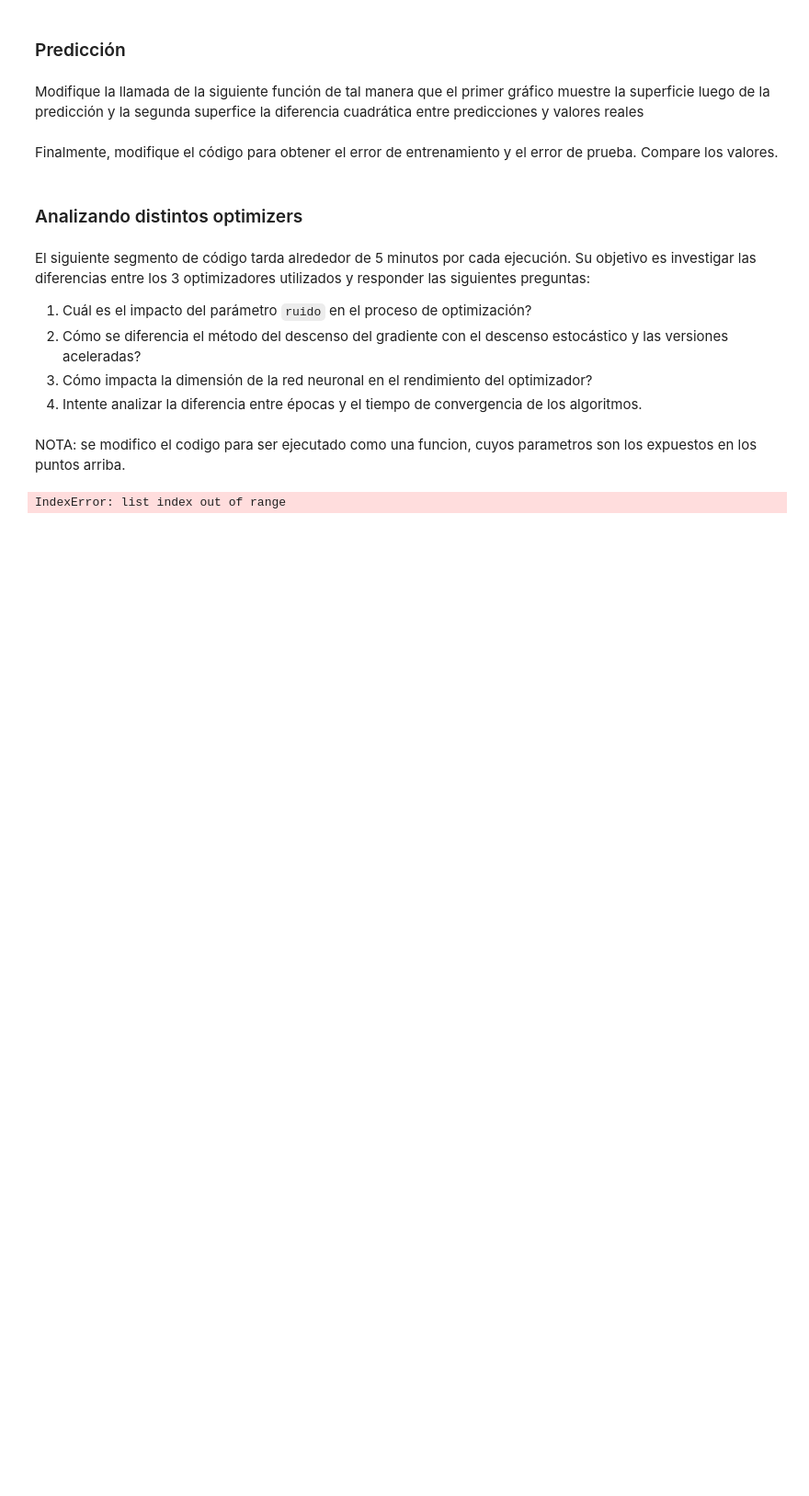
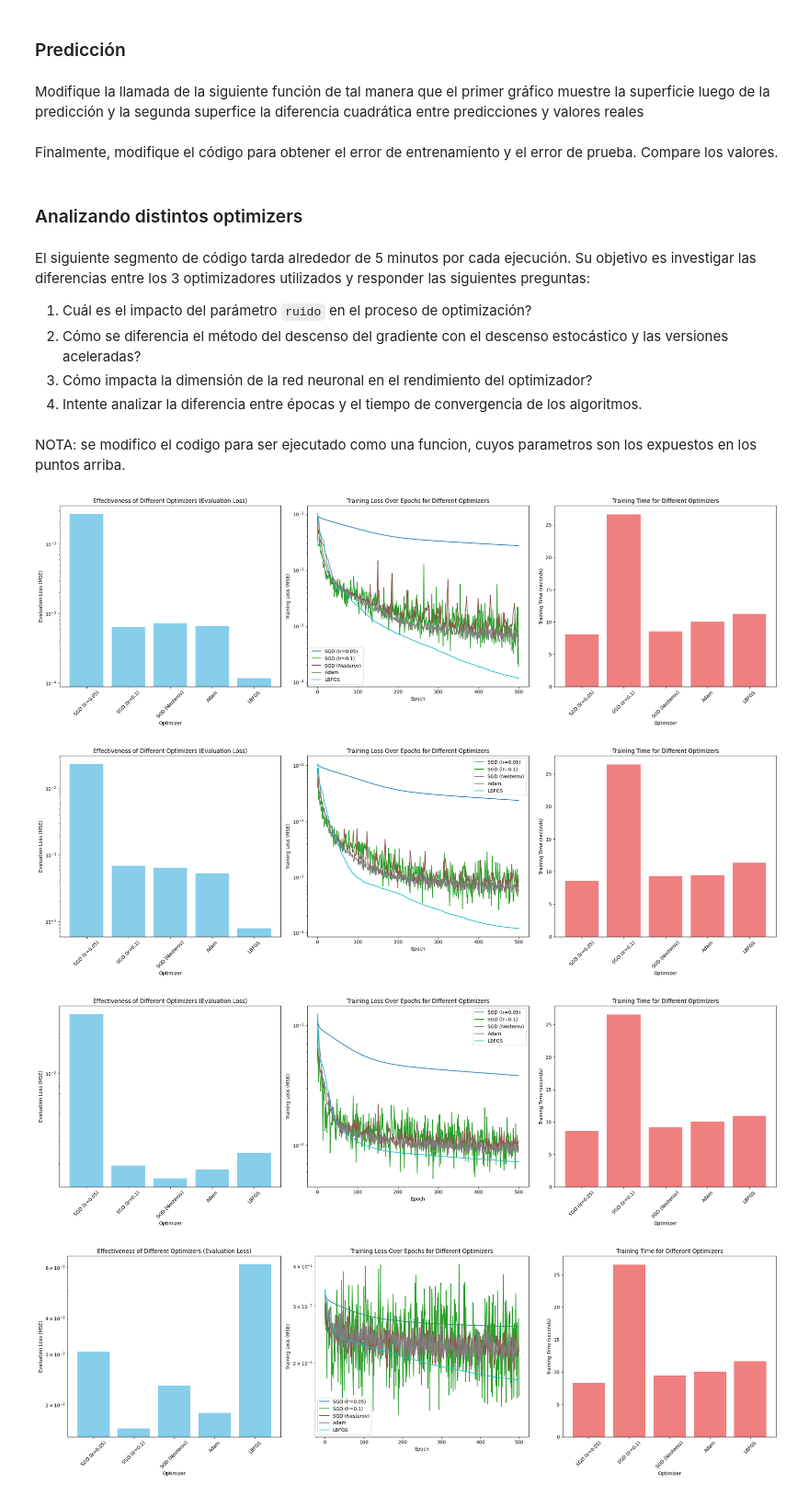
Before and after one commit to Rcontre360/deep-learning-ucv-2025, a Jupyter notebook: tarea1/material.ipynb, the cells around one changed output. Shown at 92% size. Drawn from its saved outputs; the diff is of its cells as text; code cells hidden in the pictures; blank space fills up the shorter version.

Commit message:
plot of nn changes

```diff
--- a/tarea1/material.ipynb
+++ b/tarea1/material.ipynb
@@ -325,35 +325,38 @@ plots = []
 # %%
 times1, eval1, loss_meta1 = train_with_args(500, 0, [50,50,50])
-plots.append({
+noice_plots.append({
     "times":times1,
     "eval":eval1,
     "loss":loss_meta1
 })
 # %%
 times1, eval1, loss_meta1 = train_with_args(500, 0.01, [50,50,50])
-plots.append({
+noice_plots.append({
     "times":times1,
     "eval":eval1,
     "loss":loss_meta1
 })
 # %%
 times1, eval1, loss_meta1 = train_with_args(500, 0.1, [50,50,50])
-plots.append({
+noice_plots.append({
     "times":times1,
     "eval":eval1,
     "loss":loss_meta1
 })
 # %%
 times1, eval1, loss_meta1 = train_with_args(500, 0.5, [50,50,50])
-plots.append({
+noice_plots.append({
     "times":times1,
     "eval":eval1,
     "loss":loss_meta1
 })
 # %%
-plot_from_run(plots[0])
-plot_from_run(plots[1])
-plot_from_run(plots[2])
-plot_from_run(plots[3])
+plot_from_run(noice_plots[0])
+plot_from_run(noice_plots[1])
+plot_from_run(noice_plots[2])
+plot_from_run(noice_plots[3])
 # %% [output]
-IndexError: list index out of range
+[figure, added]
+[figure, added]
+[figure, added]
+[figure, added]
```
Also changed, not shown: parts of 7 cells of this notebook.
